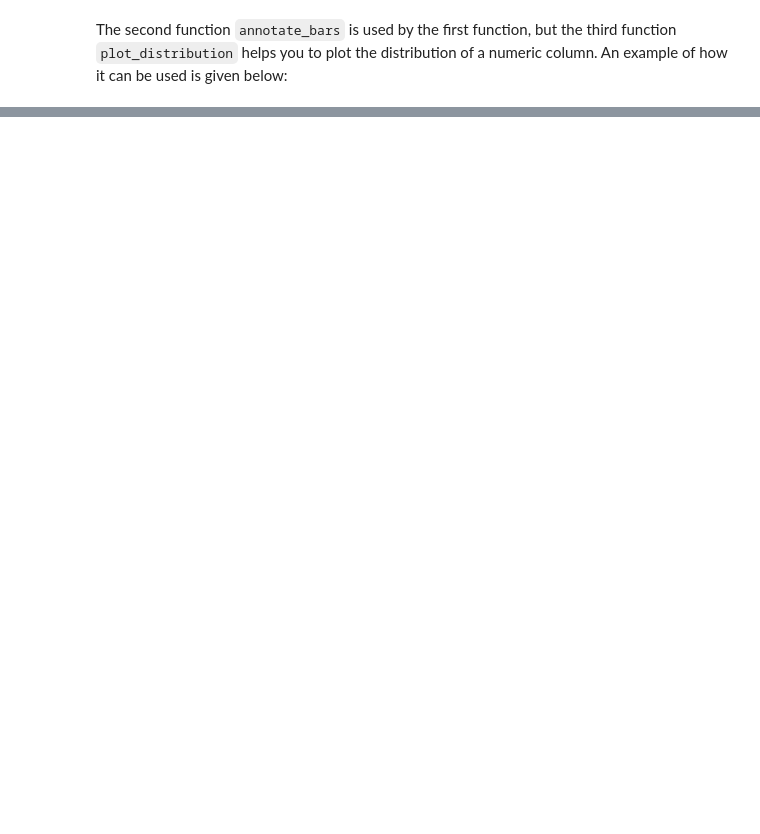
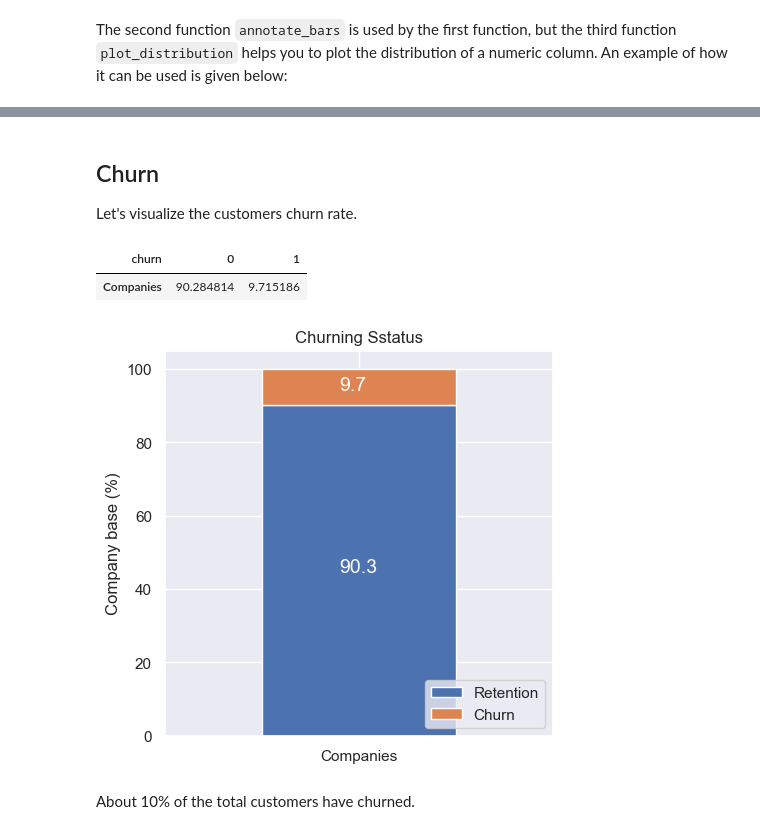
Before and after one commit to lawalsegun2025/forage_projects, a Jupyter notebook: 001_BCG_GAMMA_customer_churn_prediction/2_eda/notebook/eda_starter.ipynb, the cells around one changed output, grey strips where cells are left out. Drawn from its saved outputs; the diff is of its cells as text; code cells hidden in the pictures; blank space fills up the shorter version.

Commit message:
Visualizing customers churn rate

```diff
--- a/001_BCG_GAMMA_customer_churn_prediction/2_eda/notebook/eda_starter.ipynb
+++ b/001_BCG_GAMMA_customer_churn_prediction/2_eda/notebook/eda_starter.ipynb
@@ -219,3 +219,24 @@ fig, axs = plt.subplots(nrows=1, figsize=(18, 5))
 plot_distribution(consumption, 'cons_12m', axs)
 # %% [output]
 [figure]
+# %% [markdown]
+## Churn
+
+Let's visualize the customers churn rate.
+# %%
+churn = client_df[["id", "churn"]]
+churn.columns = ["Companies", "churn"]
+churn_total = churn.groupby("churn").count()
+churn_percentage = churn_total / churn_total.sum() * 100
+# %%
+churn_percentage.T
+# %% [output]
+| churn | 0 | 1 |
+| Companies | 90.284814 | 9.715186 |
+# %%
+plot_stacked_bars(churn_percentage.T, "Churning Sstatus",
+                  (5, 5), legend_="lower right")
+# %% [output]
+[figure, added]
+# %% [markdown]
+About 10% of the total customers have churned.
```
Also changed, not shown: parts of 1 cell of this notebook.
